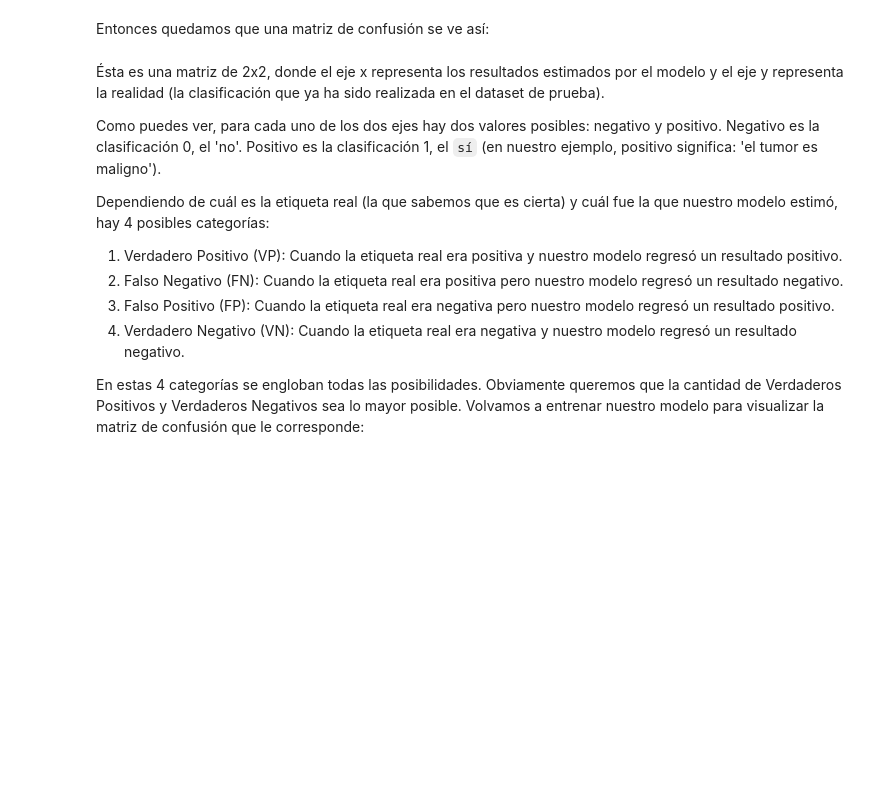
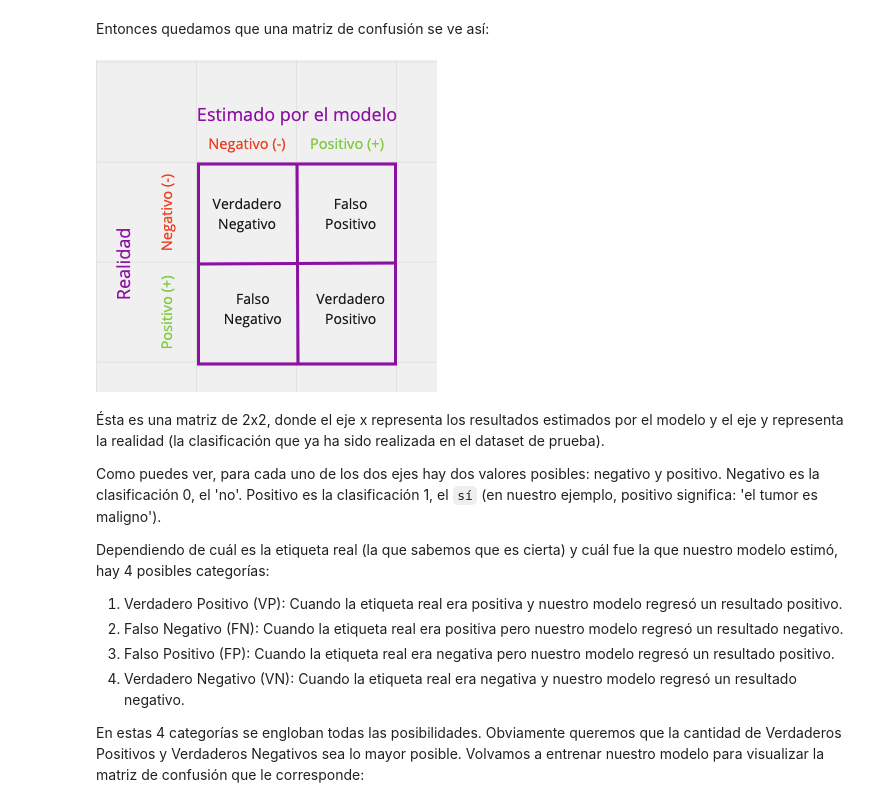
Before and after one commit to jaeem006/beduadp, a Jupyter notebook: sesion08/Ejemplo-03/matriz_de_confusion.ipynb, the cells around one changed output. Drawn from its saved outputs; the diff is of its cells as text; code cells hidden in the pictures; blank space fills up the shorter version.

```diff
--- a/sesion08/Ejemplo-03/matriz_de_confusion.ipynb
+++ b/sesion08/Ejemplo-03/matriz_de_confusion.ipynb
@@ -18,7 +18,9 @@ import seaborn as sns
 import matplotlib.pyplot as plt
 import numpy as np
 # %%
-Image('https://github.com/jaeem006/beduadp/blob/master/sesion08/Imgs/sesion_8-6.png?raw=true')
+Image('https://raw.githubusercontent.com/jaeem006/beduadp/master/sesion08/Imgs/sesion_8-6.png')
+# %% [output]
+[figure, added]
 # %% [markdown]
 Ésta es una matriz de 2x2, donde el eje x representa los resultados estimados por el modelo y el eje y representa la realidad (la clasificación que ya ha sido realizada en el dataset de prueba).
 
```
Also changed, not shown: parts of 4 cells of this notebook, 7 other files.
